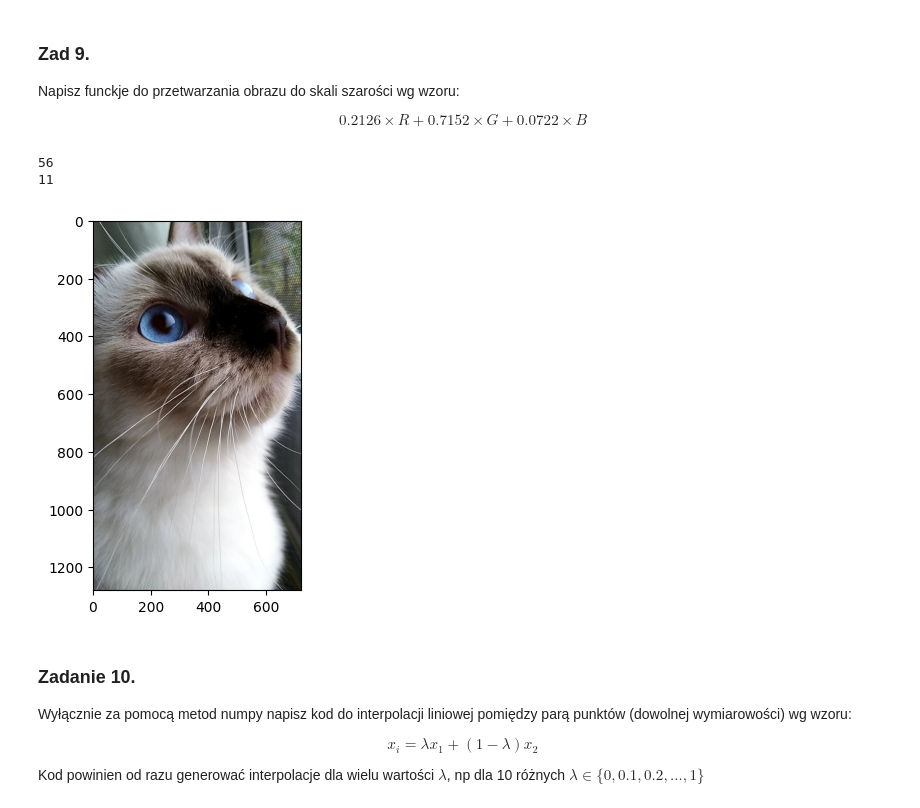
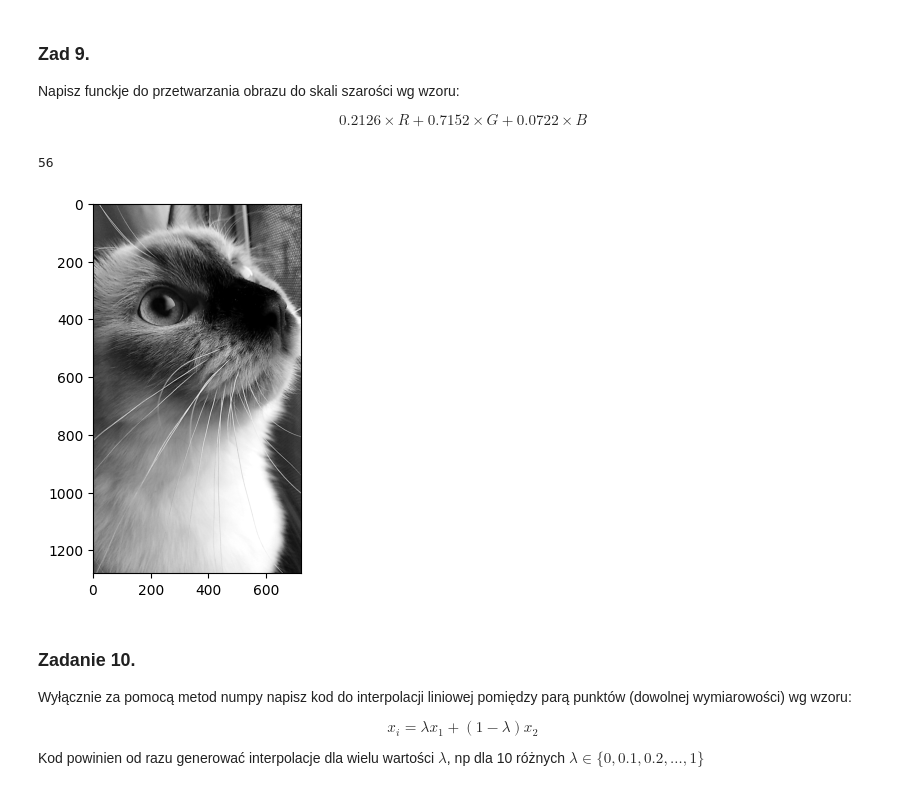
Before and after one commit to Nauteirius/effective_python, a Jupyter notebook: lab11.ipynb, the cells around one changed output. Saved outputs shown, nothing was run; the diff lists cells and outputs as text; code cells hidden in the pictures.

```diff
--- a/lab11.ipynb
+++ b/lab11.ipynb
@@ -264,18 +264,17 @@ $$ 0.2126 \times R + 0.7152 \times  G + 0.0722 \times B $$
 # %%
 print(img[0][0][0])
 def process_image(img):
-    np.multiply(img[:][:][0],0.2126,out=img[::][::][0], casting='unsafe')
-    img[:][:][1]=img[:][:][1]* 0.7152
-    img[:][:][2]=img[:][:][2] * 0.0722
+    img = np.dot(img,np.array([0.2126,0.7152,0.0722]))
+    # np.multiply(img[:,:,0],0.2126,out=img[:,:,0], casting='unsafe')
+    # img[:,:,1]=img[:,:,1]* 0.7152
+    # img[:,:,2]=img[:,:,2] * 0.0722
     return img
 
 out = process_image(np.copy(img))
-print(out[0][0][0])
-plt.imshow(out);
+plt.imshow(out,cmap="gray");
 # %% [output]
 56
-11
-[figure, old version]
+[figure, new version]
 # %% [markdown]
 ### Zadanie 10.
 
```
